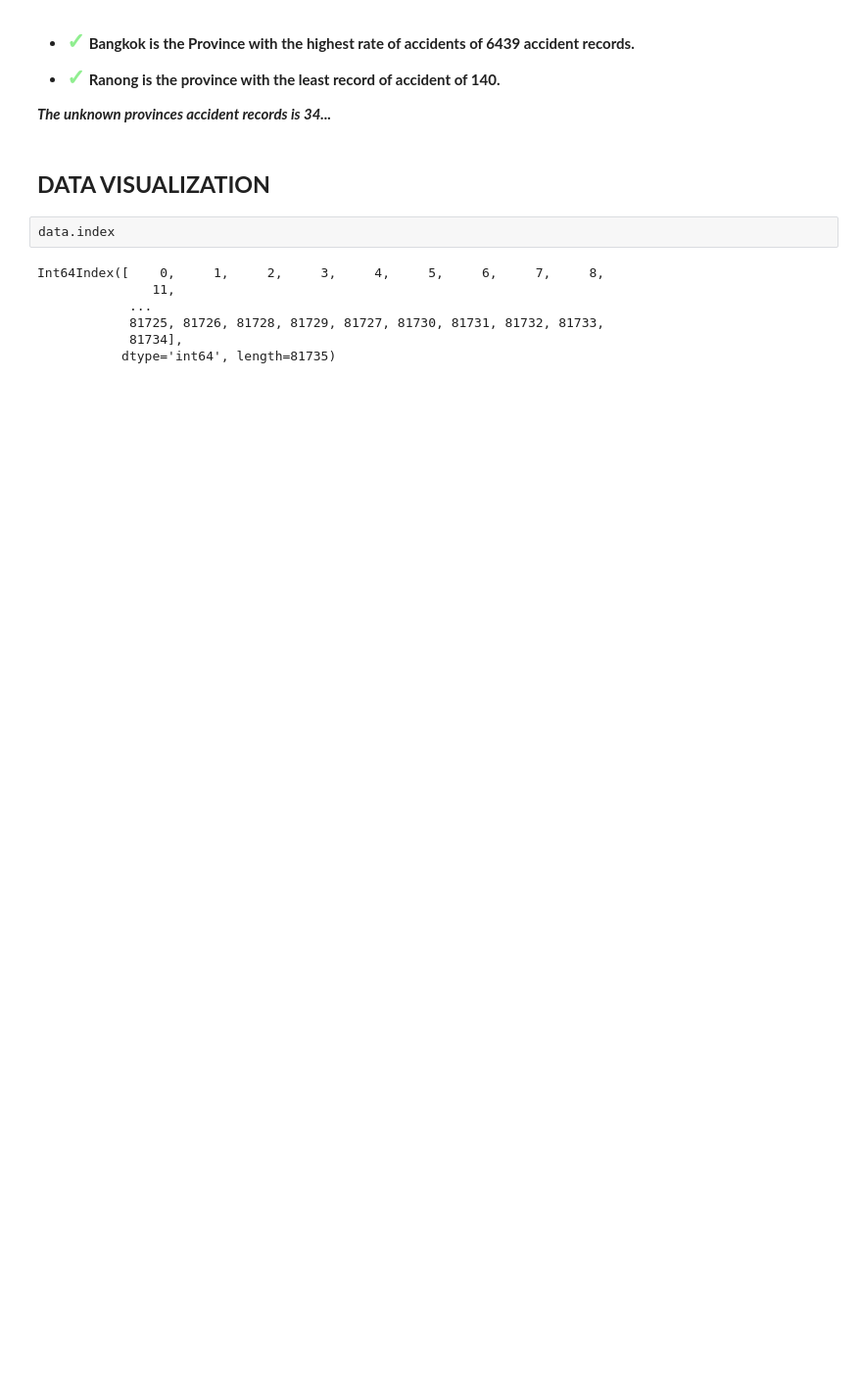
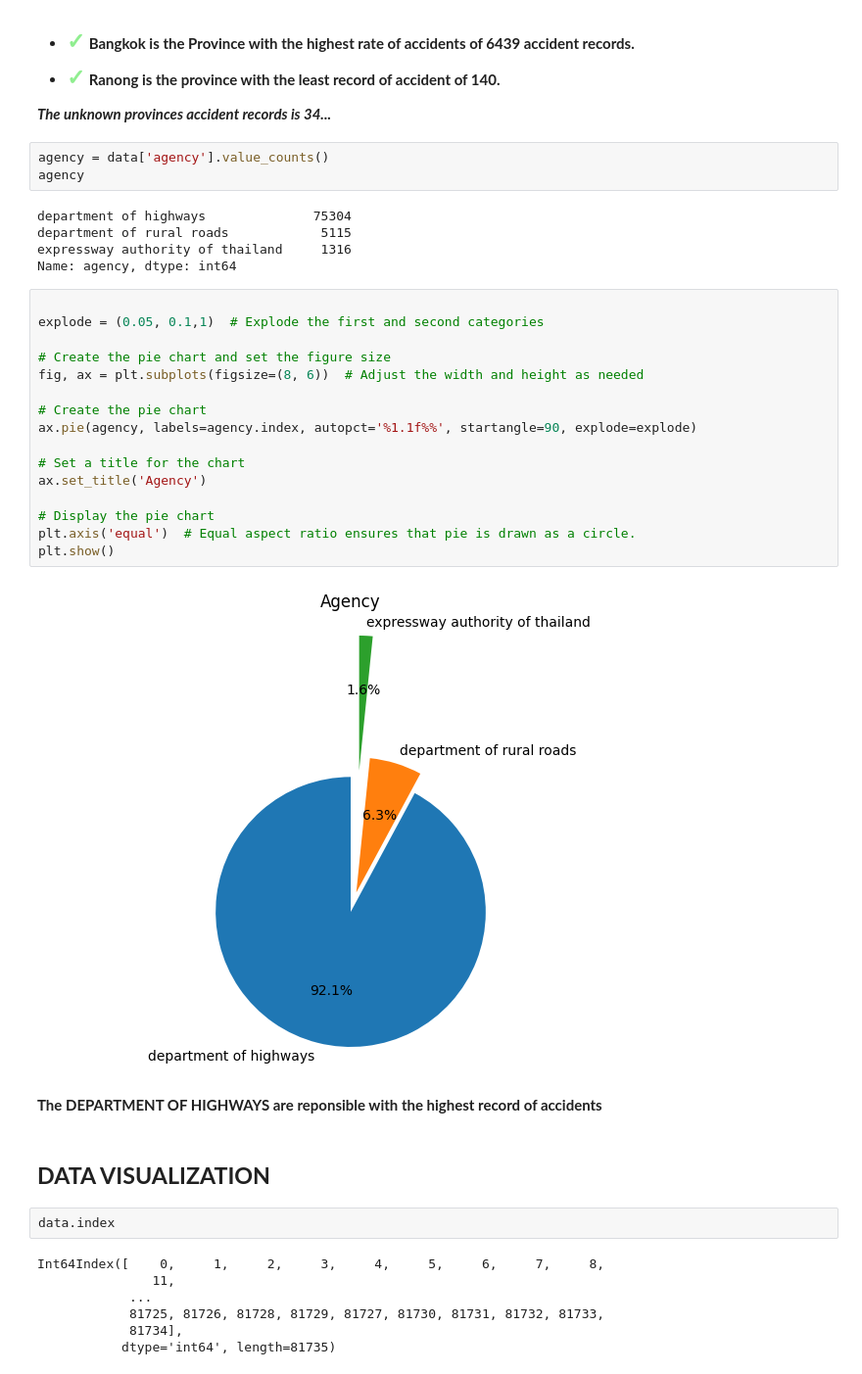
Before and after one commit to LegendSeyi/Thai_Road_Accident_Data_Analysis, a Jupyter notebook: Thai_Road_Accident_data_analysis.ipynb, the cells around one changed output. Shown at 98% size. Drawn from its saved outputs; the diff is of its cells as text; blank space fills up the shorter version.

```diff
--- a/Thai_Road_Accident_data_analysis.ipynb
+++ b/Thai_Road_Accident_data_analysis.ipynb
@@ -1162,6 +1162,34 @@ plt.show()
 * <span style='color: lightgreen ; font-size: 1.5em ; font-weight: bold'>&#10003;</span> **Ranong is the province with the least record of accident of 140.**
 
 ***The unknown provinces accident records is 34...***
+# %%
+agency = data['agency'].value_counts()
+agency
+# %% [output]
+department of highways              75304
+department of rural roads            5115
+expressway authority of thailand     1316
+Name: agency, dtype: int64
+# %%
+
+explode = (0.05, 0.1,1)  # Explode the first and second categories
+
+# Create the pie chart and set the figure size
+fig, ax = plt.subplots(figsize=(8, 6))  # Adjust the width and height as needed
+
+# Create the pie chart
+ax.pie(agency, labels=agency.index, autopct='%1.1f%%', startangle=90, explode=explode)
+
+# Set a title for the chart
+ax.set_title('Agency')
+
+# Display the pie chart
+plt.axis('equal')  # Equal aspect ratio ensures that pie is drawn as a circle.
+plt.show()
+# %% [output]
+[figure, added]
+# %% [markdown]
+**The DEPARTMENT OF HIGHWAYS are reponsible with the highest record of accidents**
 # %% [markdown]
 ## **DATA VISUALIZATION**
 # %%
```
Also changed, not shown: parts of 1 cell of this notebook.
